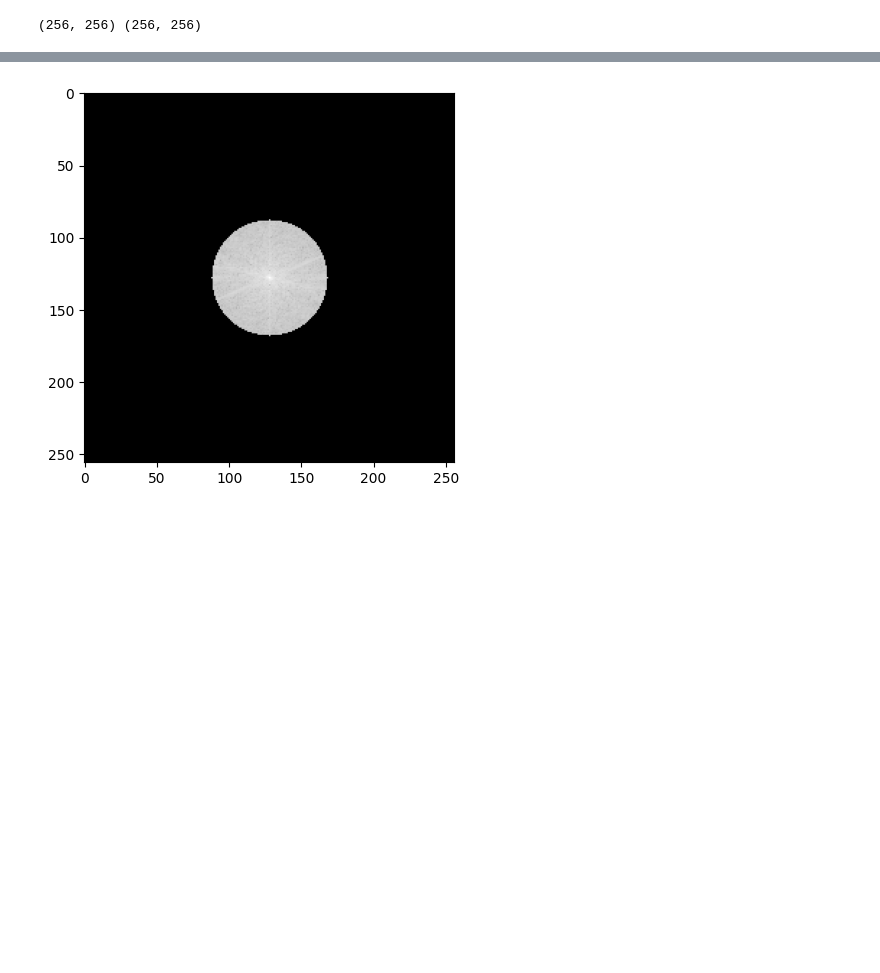
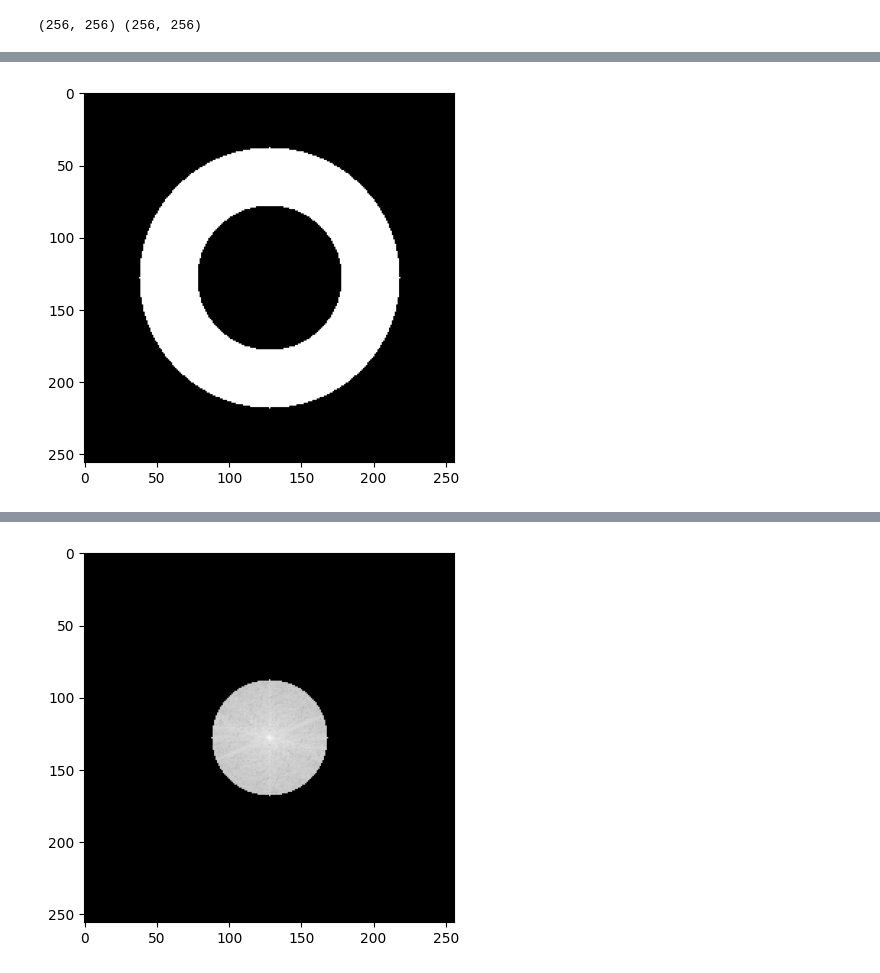
Before and after one commit to sphrk/array_indexing_examples_in_python, a Jupyter notebook: S07_image_filtering_in_freq_domain.ipynb, the cells around one changed output, grey strips where cells are left out. Saved outputs shown, nothing was run; the diff lists cells and outputs as text; code cells hidden in the pictures; blank space fills up the shorter version.

```diff
--- a/S07_image_filtering_in_freq_domain.ipynb
+++ b/S07_image_filtering_in_freq_domain.ipynb
@@ -59,0 +78,8 @@ plt.show()
+# %%
+# Band Pass Filter
+bpf = (dist >= 50) & (dist <= 90)
+
+plt.imshow(bpf, cmap='gray')
+plt.title('Band Pass Filter'); plt.show()
+# %% [output]
+[figure, added]
```
Also changed, not shown: parts of 15 cells of this notebook, 7 other files.
